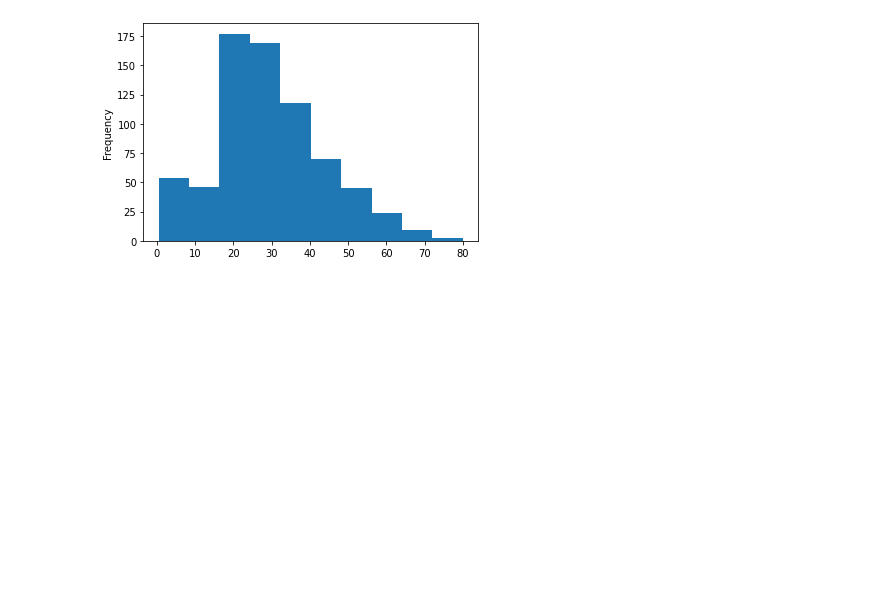
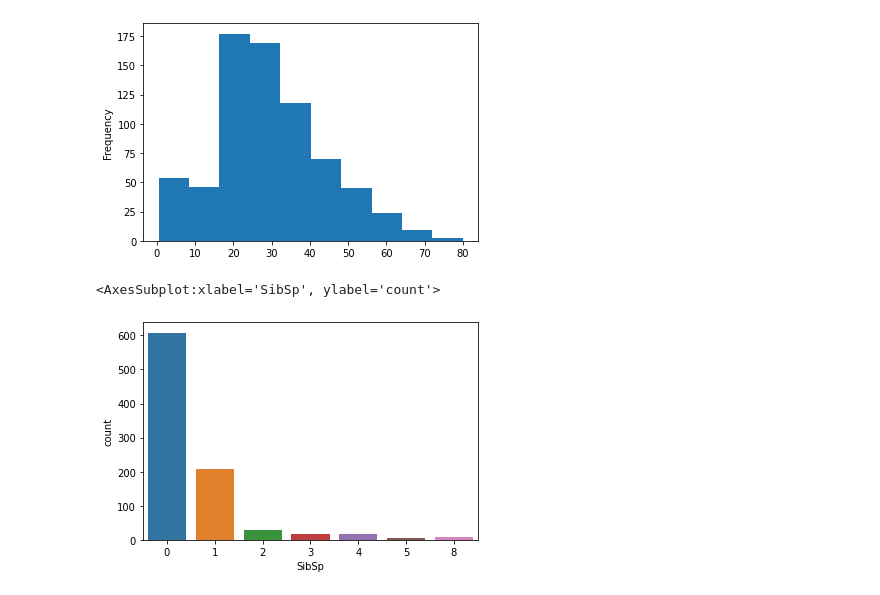
Before and after one commit to frau-muller/ml, a Jupyter notebook: pandas/ML/2.Логистическая регрессия.ipynb, the cells around one changed output. Cells and saved outputs as stored; diff of their text form; code cells hidden in the pictures; blank space fills up the shorter version.

```diff
--- a/pandas/ML/2.Логистическая регрессия.ipynb
+++ b/pandas/ML/2.Логистическая регрессия.ipynb
@@ -74,3 +74,9 @@ training_set['Age'].plot.hist()
 # %% [output]
 <AxesSubplot:ylabel='Frequency'>
 [figure]
+# %%
+#сестры братья и супруги
+sns.countplot(x='SibSp',data=training_set)
+# %% [output]
+<AxesSubplot:xlabel='SibSp', ylabel='count'>
+[figure, added]
```
Also changed, not shown: parts of 3 cells of this notebook.
